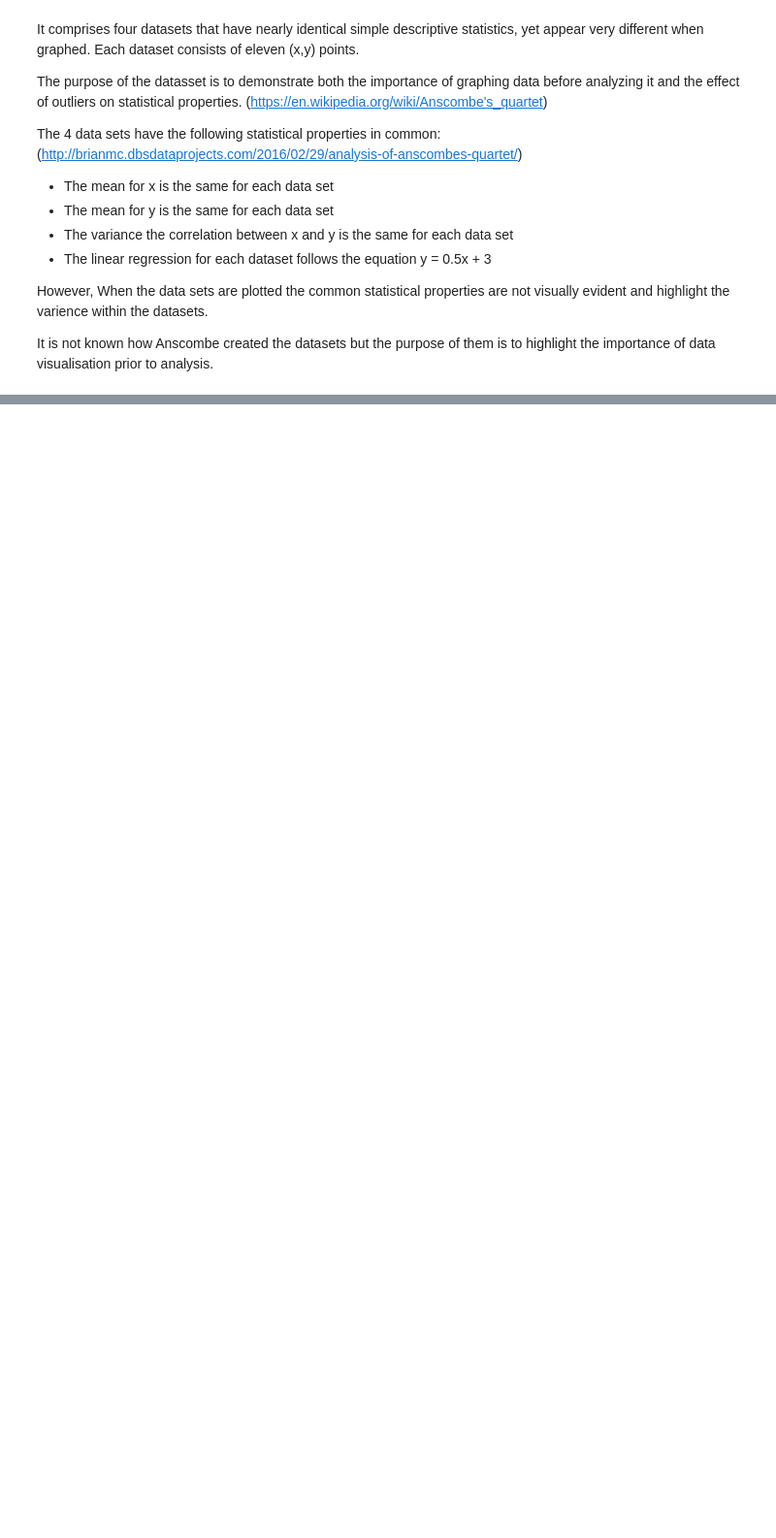
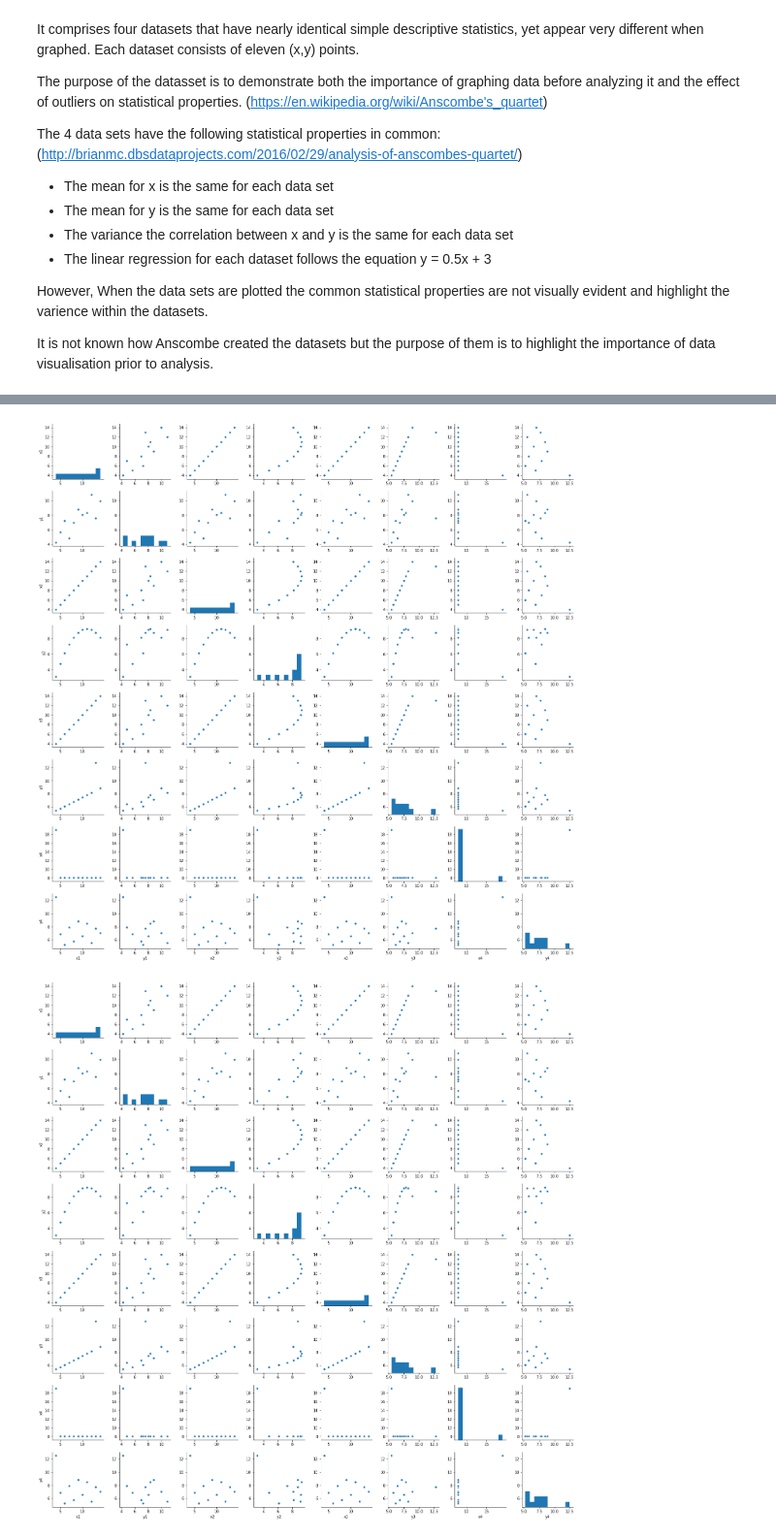
Before and after one commit to GraceAKelly/Anscombe-s-quartet-dataset, a Jupyter notebook: Anscombe’s Quartet Dataset.ipynb, the cells around one changed output, grey strips where cells are left out. Shown at 97% size. Cells and saved outputs as stored; diff of their text form; code cells hidden in the pictures; blank space fills up the shorter version.

Commit message:
Pairplot

```diff
--- a/Anscombe’s Quartet Dataset.ipynb
+++ b/Anscombe’s Quartet Dataset.ipynb
@@ -24,0 +25,2 @@ import pandas as pd # import pandas for to take data from table in ncsv file
+# %%
+df = pd.read_csv("Anscombes Dataset.csv")
@@ -24,0 +42,6 @@ import pandas as pd # import pandas for to take data from table in ncsv file
+# %%
+sns.pairplot(df)
+plt.show()
+# %% [output]
+[figure, added]
+[figure, added]
```
Also changed, not shown: parts of 3 cells of this notebook.
